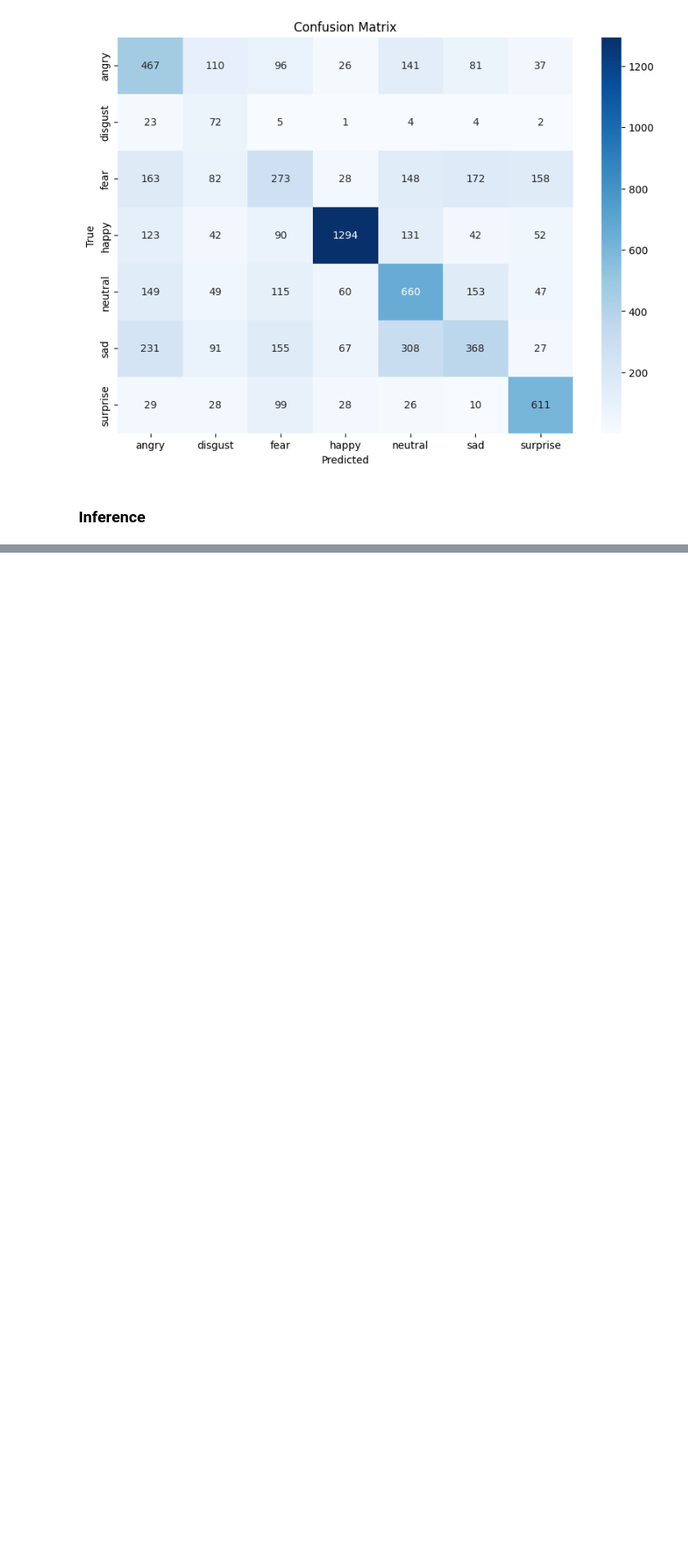
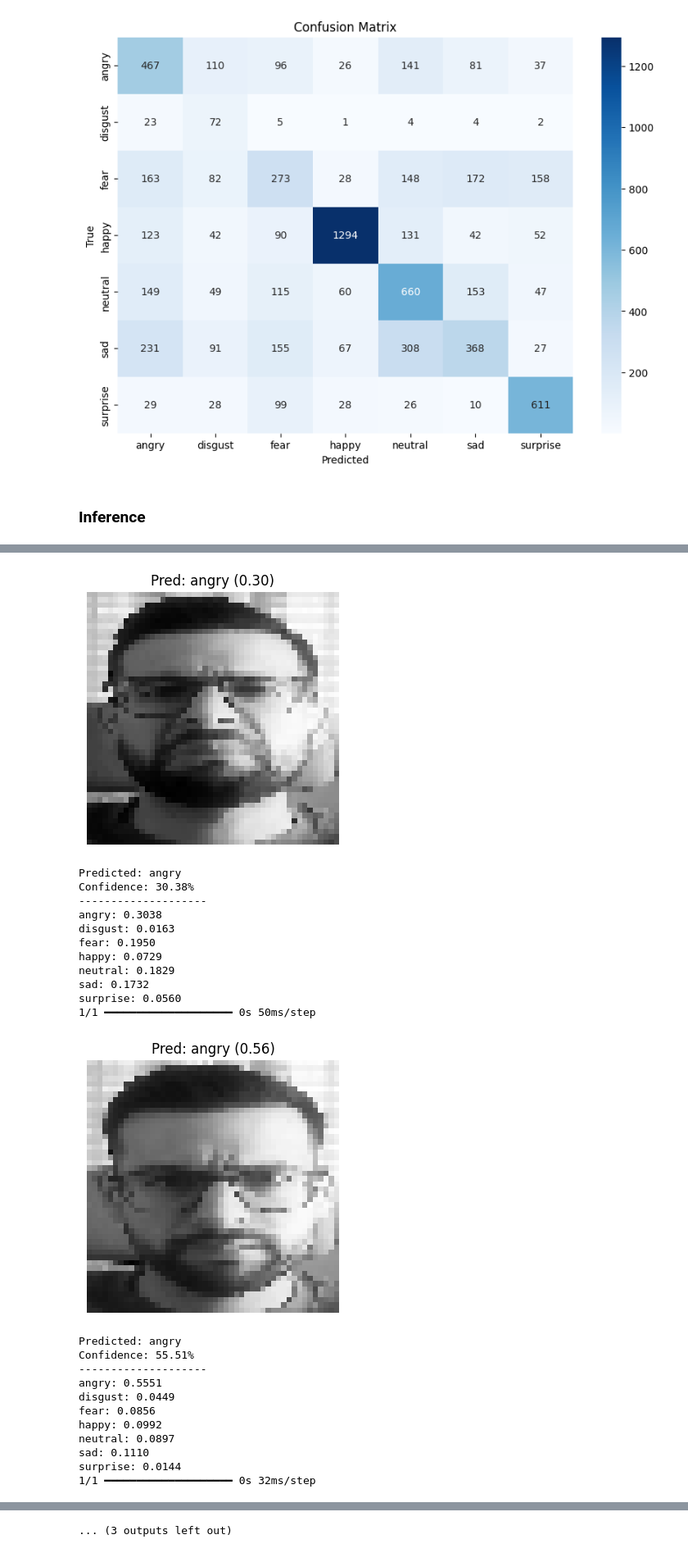
Before and after one commit to YiannisParask/facial-emotion-recognition, a Jupyter notebook: notebooks/emotion-image-recognition.ipynb, the cells around one changed output, grey strips where cells are left out. Shown at 82% size. Cells and saved outputs as stored; diff of their text form; code cells hidden in the pictures; blank space fills up the shorter version.

Commit message:
feat: add prediction on selfies

```diff
--- a/notebooks/emotion-image-recognition.ipynb
+++ b/notebooks/emotion-image-recognition.ipynb
@@ -25,21 +25,30 @@ GPU Available: [PhysicalDevice(name='/physical_device:GPU:0', device_type='GPU')
 TensorFlow GPU: True
 # %% [markdown]
 ### Dataset loading
+# %%
+cwd: str = os.getcwd()
+
+train_dir: str = os.path.join(cwd, "../data/train")
+test_dir: str = os.path.join(cwd, "../data/test")
+
+batch_size: int = 256
+img_size: tuple = (48, 48)
+seed: int = 42
+
+class_names: list[str] = [
+    "angry",
+    "disgust",
+    "fear",
+    "happy",
+    "neutral",
+    "sad",
+    "surprise",
+]
 # %%
 # Load dataset
 from typing import Any
 from keras.preprocessing import image_dataset_from_directory
 
-cwd: str = os.getcwd()
-
-train_dir: str = os.path.join(cwd, "../data/train")
-test_dir: str = os.path.join(cwd, "../data/test")
-
-batch_size: int = 256
-img_size: tuple = (48, 48)
-seed: int = 42
-
-class_names: list[str] = ["angry", "disgust", "fear", "happy", "neutral", "sad", "surprise"]
 
 # Load training and validation datasets
 train_dataset: list[Any] | Any = image_dataset_from_directory(
@@ -701,7 +714,7 @@ def predict_emotion_from_image(image_path: str, model: keras.Model, class_names:
 
     # 3. Predict
     predictions = model.predict(img_batch)
-    score = tf.nn.softmax(predictions[0])
+    _ = tf.nn.softmax(predictions[0])
 
     predicted_class_idx = np.argmax(predictions[0])
     predicted_label = class_names[predicted_class_idx]
@@ -721,4 +734,7 @@ def predict_emotion_from_image(image_path: str, model: keras.Model, class_names:
     for i, name in enumerate(class_names):
         print(f"{name}: {predictions[0][i]:.4f}")
 # %%
-predict_emotion_from_image("path/to/your/selfie.jpg", best_model, class_names)
+for img_name in os.listdir(os.path.join(cwd, "../data/selfies/")):
+    img_path = os.path.join(cwd, "../data/selfies/", img_name)
+    predict_emotion_from_image(img_path, best_model, class_names)
+# %% [output]
@@ -724,0 +742,24 @@ predict_emotion_from_image("path/to/your/selfie.jpg", best_model, class_names)
+[figure, added]
+Predicted: angry
+Confidence: 30.38%
+--------------------
+angry: 0.3038
+disgust: 0.0163
+fear: 0.1950
+happy: 0.0729
+neutral: 0.1829
+sad: 0.1732
+surprise: 0.0560
+1/1 ━━━━━━━━━━━━━━━━━━━━ 0s 50ms/step
+[figure, added]
+Predicted: angry
+Confidence: 55.51%
+--------------------
+angry: 0.5551
+disgust: 0.0449
+fear: 0.0856
+happy: 0.0992
+neutral: 0.0897
+sad: 0.1110
+surprise: 0.0144
+1/1 ━━━━━━━━━━━━━━━━━━━━ 0s 32ms/step
@@ -724,0 +803 @@ predict_emotion_from_image("path/to/your/selfie.jpg", best_model, class_names)
+... (3 outputs left out)
```
Also changed, not shown: parts of 4 cells of this notebook.
